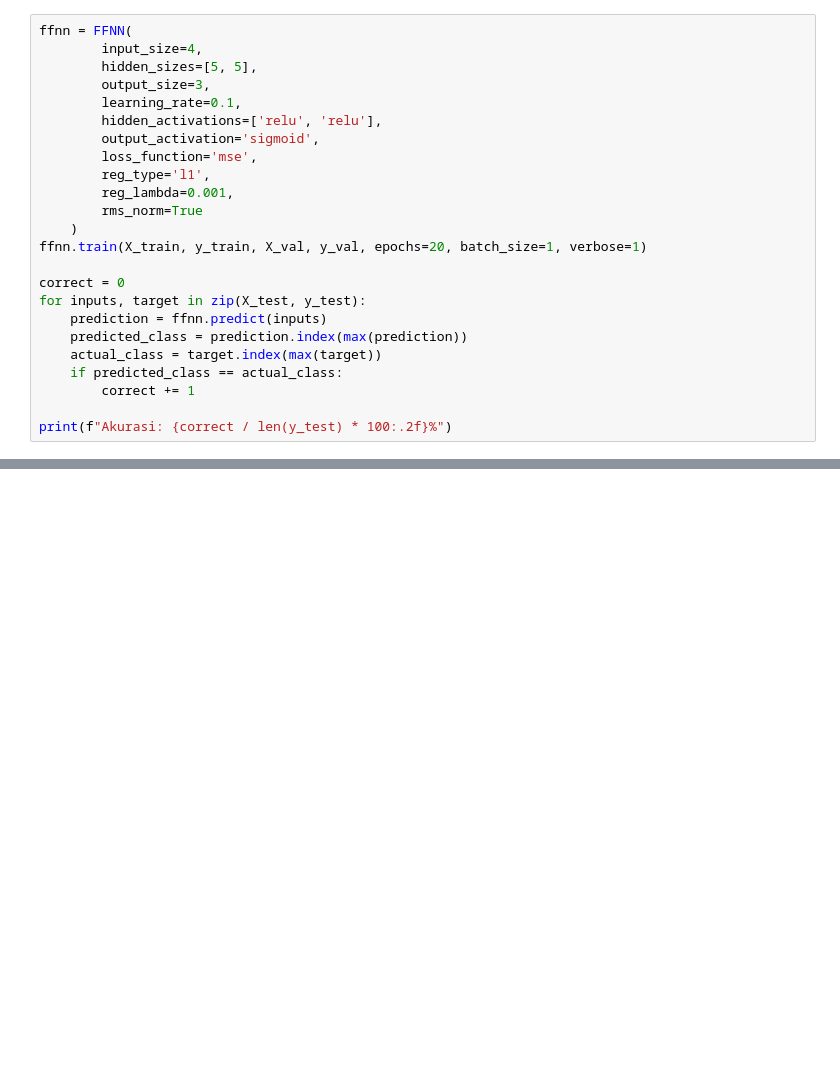
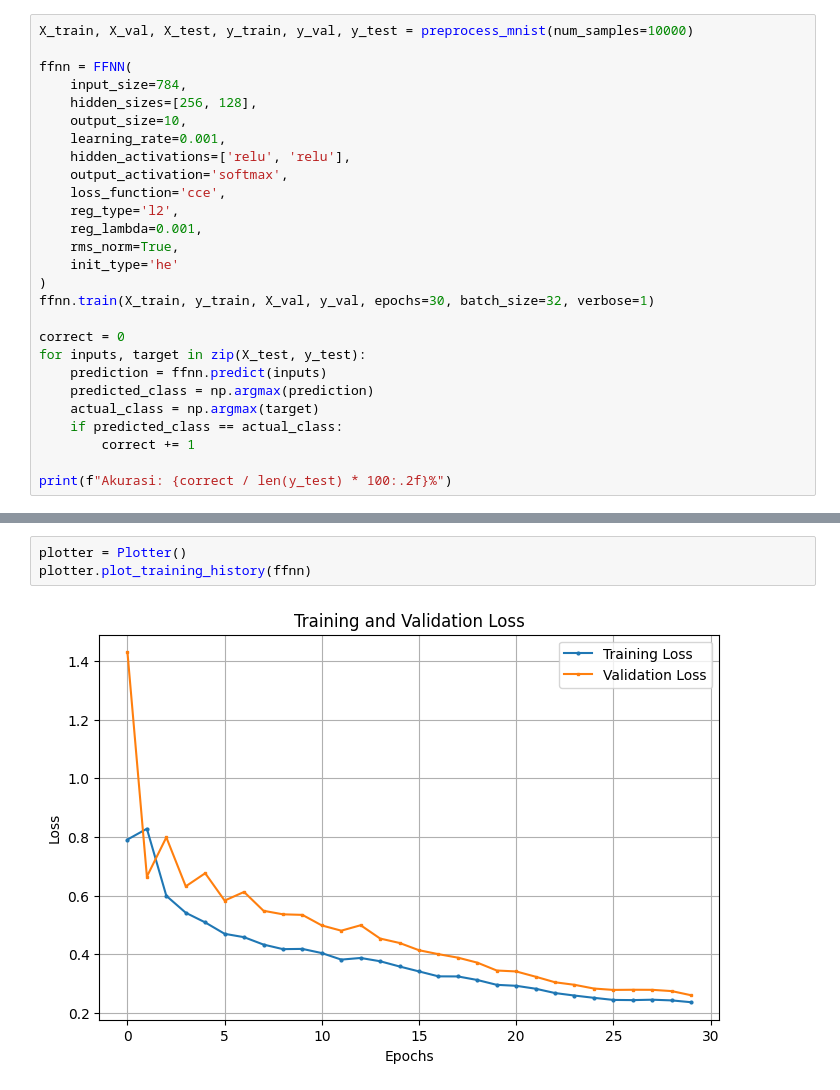
Before and after one commit to rizqikapratamaa/Tubes1_ML_51, a Jupyter notebook: main.ipynb, the cells around one changed output, grey strips where cells are left out. Drawn from its saved outputs; the diff is of its cells as text; blank space fills up the shorter version.

```diff
--- a/main.ipynb
+++ b/main.ipynb
@@ -20,23 +30,26 @@ X_val, X_test, y_val, y_test = train_test_split(X_temp, y_temp, test_size=0.5, r
 # %%
+X_train, X_val, X_test, y_train, y_val, y_test = preprocess_mnist(num_samples=10000)
+
 ffnn = FFNN(
-        input_size=4,
-        hidden_sizes=[5, 5],
-        output_size=3,
-        learning_rate=0.1,
-        hidden_activations=['relu', 'relu'],
-        output_activation='sigmoid',
-        loss_function='mse',
-        reg_type='l1',
-        reg_lambda=0.001,
-        rms_norm=True
-    )
-ffnn.train(X_train, y_train, X_val, y_val, epochs=20, batch_size=1, verbose=1)
+    input_size=784,
+    hidden_sizes=[256, 128],
+    output_size=10,
+    learning_rate=0.001,
+    hidden_activations=['relu', 'relu'],
+    output_activation='softmax',
+    loss_function='cce',
+    reg_type='l2',
+    reg_lambda=0.001,
+    rms_norm=True,
+    init_type='he'
+)
+ffnn.train(X_train, y_train, X_val, y_val, epochs=30, batch_size=32, verbose=1)
 
 correct = 0
 for inputs, target in zip(X_test, y_test):
     prediction = ffnn.predict(inputs)
-    predicted_class = prediction.index(max(prediction))
-    actual_class = target.index(max(target))
+    predicted_class = np.argmax(prediction)
+    actual_class = np.argmax(target)
     if predicted_class == actual_class:
         correct += 1
 
@@ -62,0 +62,5 @@ Accuracy MLP Sklearn: 100.00%
+# %%
+plotter = Plotter()
+plotter.plot_training_history(ffnn)
+# %% [output]
+[figure, added]
```
Also changed, not shown: parts of 11 cells of this notebook, 6 other files.
